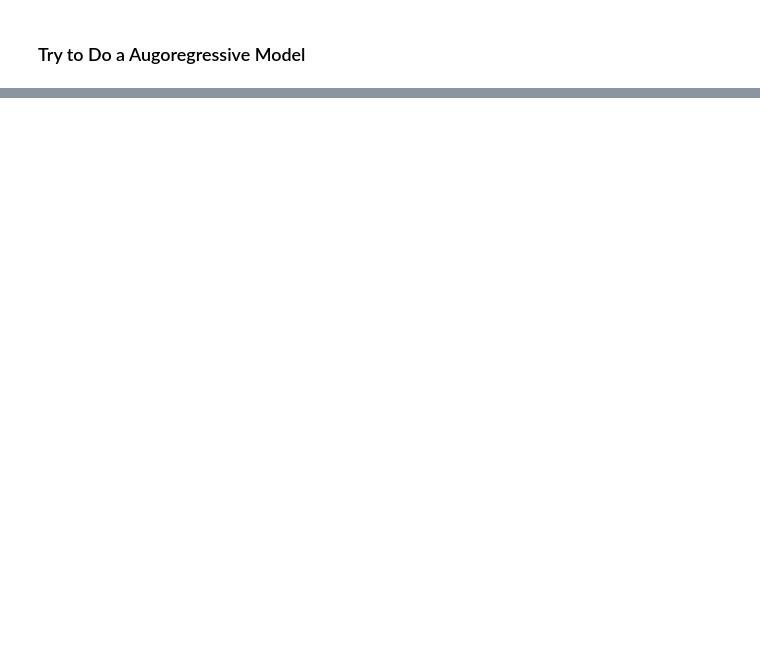
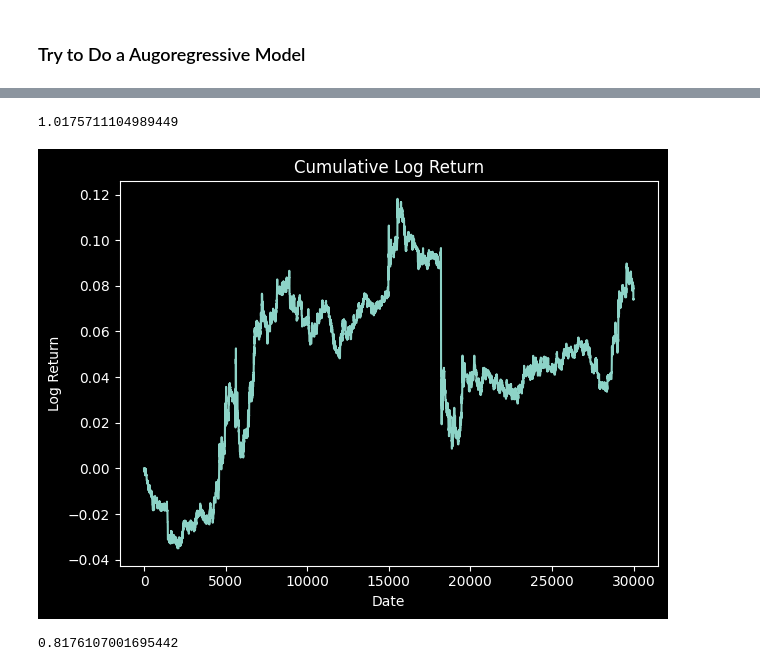
Before and after one commit to ArivAhuja/IMC_Trading_Challenge, a Jupyter notebook: initial_analysis.ipynb, the cells around one changed output, grey strips where cells are left out. Cells and saved outputs as stored; diff of their text form; code cells hidden in the pictures; blank space fills up the shorter version.

```diff
--- a/initial_analysis.ipynb
+++ b/initial_analysis.ipynb
@@ -223,0 +255,28 @@ print("Test R^2:", r2)
+# %%
+fast_ma = squid_ink_df['mid_price'].rolling(10).mean()
+slow_ma = squid_ink_df['mid_price'].rolling(30).mean()
+
+# Signal/position vector. The position at each bar
+squid_ink_df['signal'] = np.where(fast_ma > slow_ma, 1, 0)
+
+squid_ink_df['return'] = np.log(squid_ink_df['mid_price']).diff().shift(-1)
+squid_ink_df['strategy_return'] = squid_ink_df['signal'] * squid_ink_df['return']
+
+r = squid_ink_df['strategy_return']
+profit_factor = r[r>0].sum() / r[r<0].abs().sum()
+sharpe_ratio = r.mean() / r.std()
+# %%
+profit_factor
+# %% [output]
+1.0175711104989449
+# %%
+squid_ink_df['clr'] = squid_ink_df['strategy_return'].cumsum()
+plt.style.use('dark_background')
+plt.plot(squid_ink_df.index, squid_ink_df['clr'])
+plt.title('Cumulative Log Return')
+plt.xlabel('Date')
+plt.ylabel('Log Return')
+plt.tight_layout()
+plt.show()
+# %% [output]
+[figure, added]
@@ -223,0 +296,4 @@ print("Test R^2:", r2)
+# %%
+profit_factor
+# %% [output]
+0.8176107001695442
```
Also changed, not shown: parts of 12 cells of this notebook, 1 other file.
